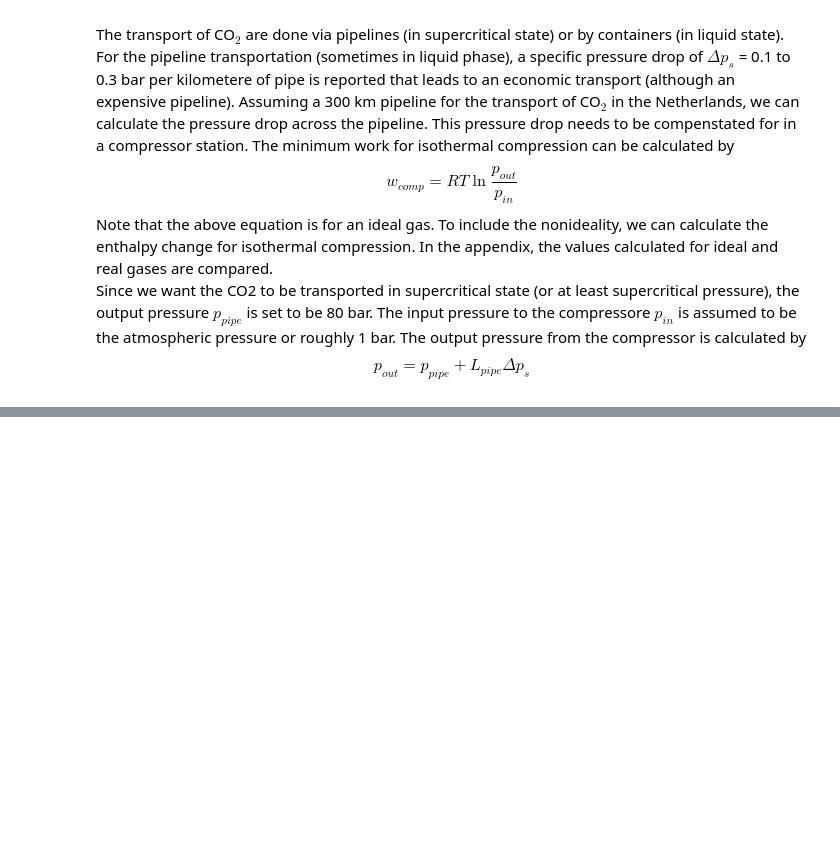
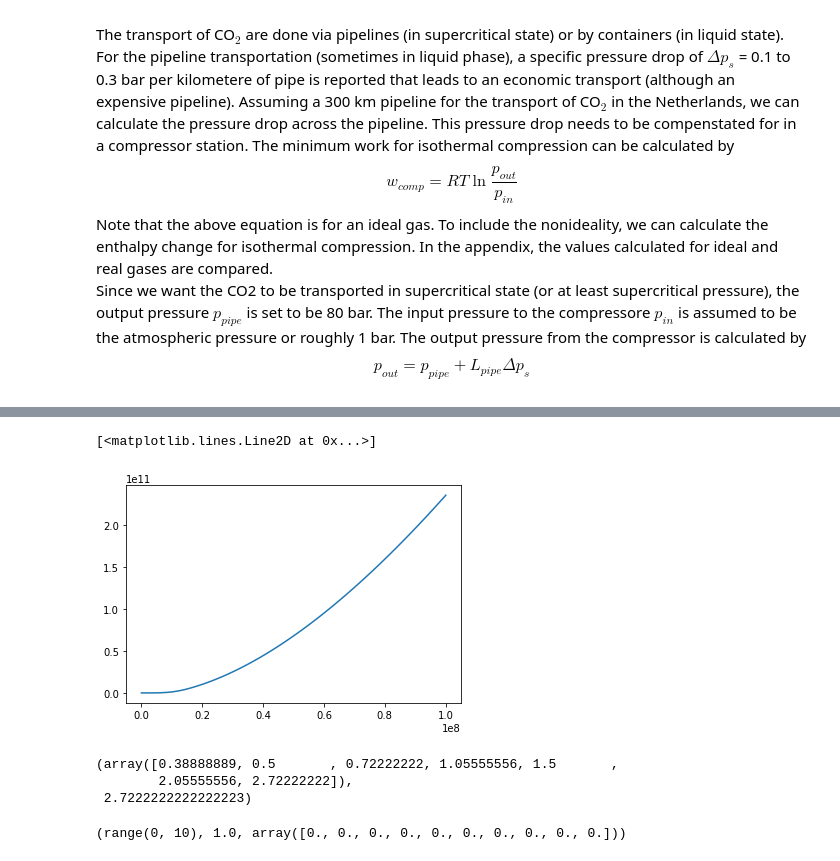
Before and after one commit to simulkade/energystorage, a Jupyter notebook: code/tudelft-energy-storage-exercise-2021.ipynb, the cells around one changed output, grey strips where cells are left out. Cells and saved outputs as stored; diff of their text form; code cells hidden in the pictures; blank space fills up the shorter version.

```diff
--- a/code/tudelft-energy-storage-exercise-2021.ipynb
+++ b/code/tudelft-energy-storage-exercise-2021.ipynb
@@ -60,0 +111,27 @@ from CoolProp.CoolProp import PropsSI
+# %%
+p_r = 1e5 # Pa reference pressure
+p_res = 200e5 # Pa reservoir pressure
+T_res = 70+273.15 # K
+p_max = 5*p_res # Pa maximum pressure
+p_range = np.linspace(p_r, p_max, 50)
+rho = PropsSI('DMASS', 'T', T_res, 'P', p_range, 'CO2')
+mu = PropsSI('V', 'T', T_res, 'P', p_range, 'CO2')
+rho_mu = np.cumsum(rho/mu)
+m = np.zeros(mu.size)
+for i in range(mu.size):
+    m[i] = np.trapz(p_range[0:i], rho_mu[0:i])/(rho_mu[0])
+# %%
+plt.plot(p_range, m)
+# %% [output]
+[<matplotlib.lines.Line2D at 0x...>]
+[figure, added]
+# %%
+(np.cumsum(a[0:-3])*2+a[-3])/2, np.trapz(a[0:-2])
+# %% [output]
+(array([0.38888889, 0.5       , 0.72222222, 1.05555556, 1.5       ,
+        2.05555556, 2.72222222]),
+ 2.7222222222222223)
+# %%
+range(a.size), a[9], np.zeros(a.size)
+# %% [output]
+(range(0, 10), 1.0, array([0., 0., 0., 0., 0., 0., 0., 0., 0., 0.]))
```
Also changed, not shown: parts of 8 cells of this notebook.
